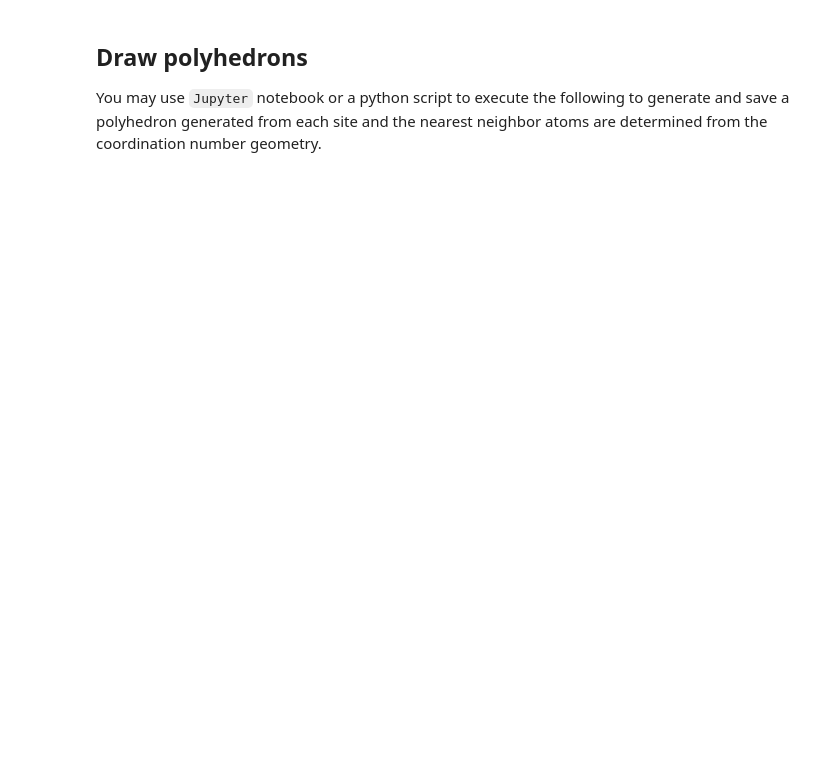
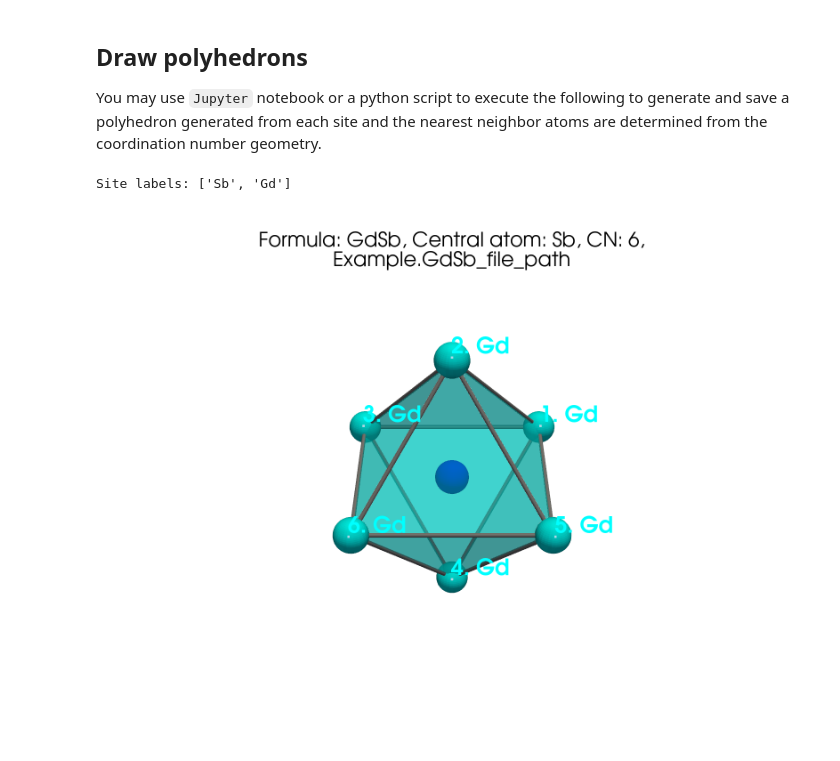
Before and after one commit to bobleesj/cifkit, a Jupyter notebook: doc/source/notebooks/01_cif.ipynb, the cells around one changed output. Drawn from its saved outputs; the diff is of its cells as text; code cells hidden in the pictures; blank space fills up the shorter version.

```diff
--- a/doc/source/notebooks/01_cif.ipynb
+++ b/doc/source/notebooks/01_cif.ipynb
@@ -67,7 +89,7 @@ Tag is parsed from the third line of each `.cif` file. Some databases such as Pe
 from cifkit import Cif, Example
 
 # Initialize
-cif = Cif(Example.ErCoIn5_file_path)
+cif = Cif(Example.GdSb_file_path)
 
 # Utility function for printing a set of tuples
 def print_tuples(tuples):
@@ -112,9 +152,6 @@ These properties are loaded lazily, meaning accessing any of the properties will
 
 There are options in the `Cif` class to use either the `by_d_min_method` or `by_best_methods`. Please refer to the `README.md` for complete documentation.
 # %%
-
-from cifkit import Cif, Example
-
 def print_connected_points(all_labels_connections):
     """
     Utility function for printing connections per site label
@@ -128,14 +165,3 @@ def print_connected_points(all_labels_connections):
             coords_2,
         ) in connections:
             print(f"{connected_label} {dist} {coords_1}, {coords_2}")
-
-
-# Initialize
-cif = Cif(Example.ErCoIn5_file_path)
-
-# Print CN Connections
-print("\nFind CN_connections_by_min_dist_method:")
-print_connected_points(cif.CN_connections_by_min_dist_method)
-
-print("\nFind CN_connections_by_best_methods:")
-print_connected_points(cif.CN_connections_by_best_methods)
@@ -144,11 +198,6 @@ print_connected_points(cif.CN_connections_by_best_methods)
 
 You can get the shortest distance from each site label or the shortest distance for each possible bond pair.
 # %%
-from cifkit import Cif, Example
-
-# Initialize
-cif = Cif(Example.ErCoIn5_file_path)
-
 print("Shortest distance:", cif.shortest_distance)
 print("Shortest bond pair distances:", cif.shortest_bond_pair_distance)
 print("Shortest site pair distances:", cif.shortest_site_pair_distance)
@@ -159,9 +208,4 @@ Compute `avg`, `min`, `max`, `unique` of coordination numbers determined by one
 # %%
-from cifkit import Cif, Example
-
-# Initialize
-cif = Cif(Example.ErCoIn5_file_path)
-
 # Bond counts
 print("\nCN_bond_count_by_min_dist_method:")
 print(cif.CN_bond_count_by_min_dist_method)
@@ -222,13 +284,14 @@ You may use `Jupyter` notebook or a python script to execute the following to ge
 # %%
 from cifkit import Cif, Example
 import warnings
 warnings.filterwarnings('ignore') # For Jupyter Notebook only
 
-# Initialize
-cif = Cif(Example.ErCoIn5_file_path)
 
 # Enter site labels. you can get site labels using cif.labels
 print("Site labels:", cif.site_labels)
 
 # Plot
-cif.plot_polyhedron("In1", is_displayed=True)
+cif.plot_polyhedron("Sb", is_displayed=True)
+# %% [output]
+Site labels: ['Sb', 'Gd']
+[figure, added]
```
Also changed, not shown: parts of 7 cells of this notebook, 16 other files.
